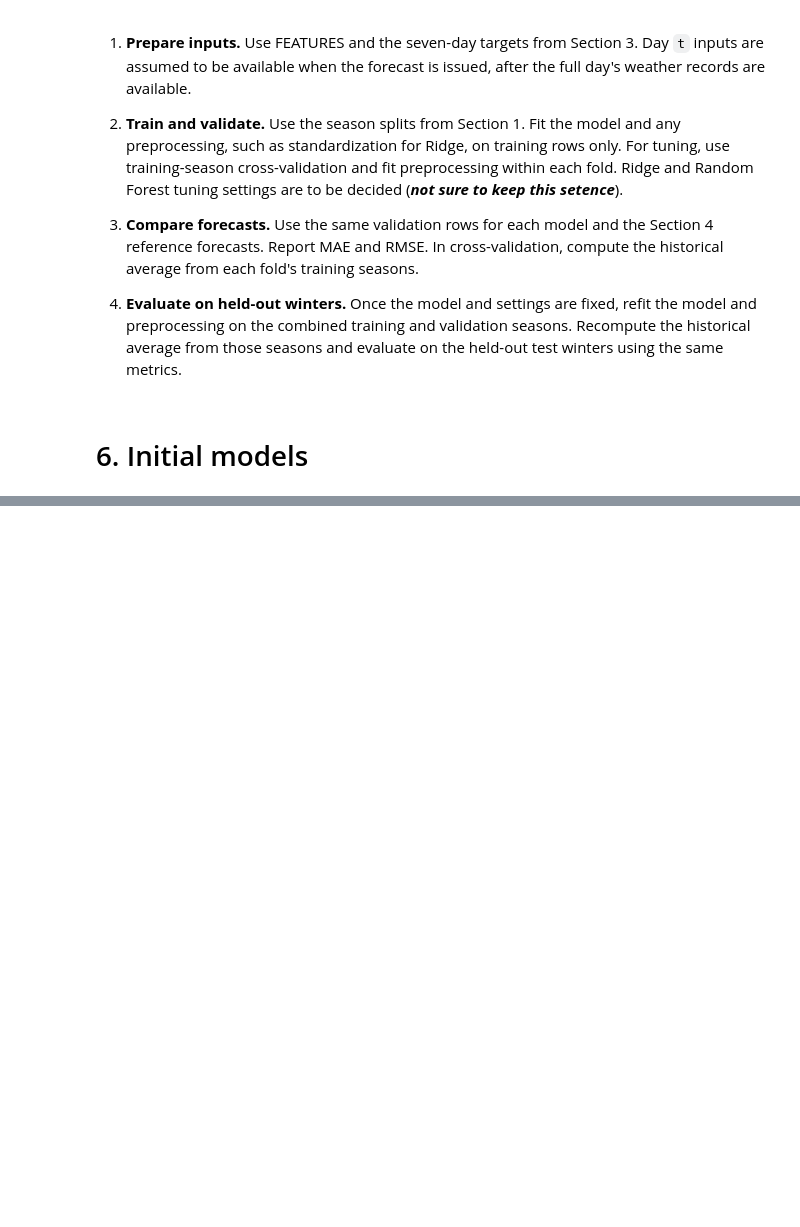
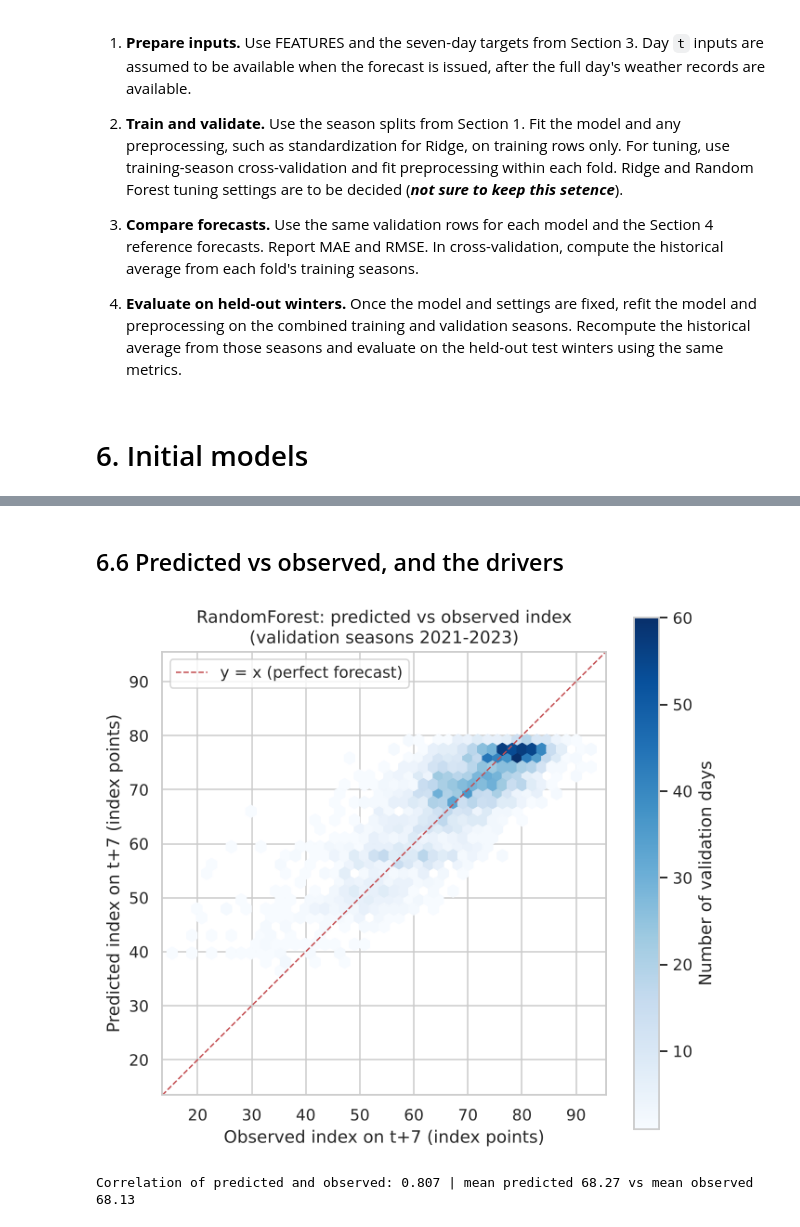
Before and after one commit to LiviaJonnatan/snowpredict, a Jupyter notebook: MS3.ipynb, the cells around one changed output, grey strips where cells are left out. Drawn from its saved outputs; the diff is of its cells as text; code cells hidden in the pictures; blank space fills up the shorter version.

```diff
--- a/MS3.ipynb
+++ b/MS3.ipynb
@@ -745,0 +866,10 @@ def fit_and_evaluate(model, train, validation, target):
+# %%
+for t in TARGETS6:
+    select("Lasso", make_pipeline(StandardScaler(), Lasso(max_iter=LASSO_MAX_ITER, random_state=SEED)), {"lasso__alpha": list(LASSO_ALPHAS)}, t, lambda p: f"alpha = {p['lasso__alpha']:g}")
+    select("kNN", make_pipeline(StandardScaler(), KNeighborsRegressor()), {"kneighborsregressor__n_neighbors": KNN_GRID}, t, lambda p: f"k = {p['kneighborsregressor__n_neighbors']}")
+    select("DecisionTree", DecisionTreeRegressor(min_samples_leaf=TREE_LEAF, random_state=SEED), {"max_depth": TREE_DEPTHS}, t, lambda p: f"max_depth = {p['max_depth']}, leaf = {TREE_LEAF}")
+    select("RandomForest", RandomForestRegressor(**RF_PARAMS, random_state=SEED), {}, t, lambda p: "fixed (preliminary)")
+    select("GradientBoosting", GradientBoostingRegressor(**GB_PARAMS, random_state=SEED), {}, t, lambda p: "fixed (preliminary)")
+
+print("Training-CV results (grouped by season, training seasons only; not validation scores):")
+cv_table(["Lasso", "kNN", "DecisionTree", "RandomForest", "GradientBoosting"]).round(3)
@@ -745,0 +1028,20 @@ def fit_and_evaluate(model, train, validation, target):
+# %% [markdown]
+## 6.6 Predicted vs observed, and the drivers
+# %%
+bm = BEST[Y_INDEX]
+obs, pred = val_df[Y_INDEX], VALPRED[Y_INDEX][bm]
+lim = [min(obs.min(), pred.min()) - 2, max(obs.max(), pred.max()) + 2]
+fig, ax = plt.subplots(figsize=(7, 6.5))
+hb = ax.hexbin(obs, pred, gridsize=45, cmap="Blues", mincnt=1, extent=lim + lim)
+ax.plot(lim, lim, "r--", lw=1, label="y = x (perfect forecast)")
+ax.set_xlim(lim); ax.set_ylim(lim); ax.set_aspect("equal")
+ax.set_xlabel("Observed index on t+7 (index points)")
+ax.set_ylabel("Predicted index on t+7 (index points)")
+ax.set_title(f"{bm}: predicted vs observed index\n(validation seasons 2021-2023)")
+fig.colorbar(hb, ax=ax, label="Number of validation days")
+ax.legend(loc="upper left")
+plt.show()
+print(f"Correlation of predicted and observed: {np.corrcoef(obs, pred)[0, 1]:.3f} | mean predicted {pred.mean():.2f} vs mean observed {obs.mean():.2f}")
+# %% [output]
+[figure, added]
+Correlation of predicted and observed: 0.807 | mean predicted 68.27 vs mean observed 68.13
```
Also changed, not shown: parts of 56 cells of this notebook.
